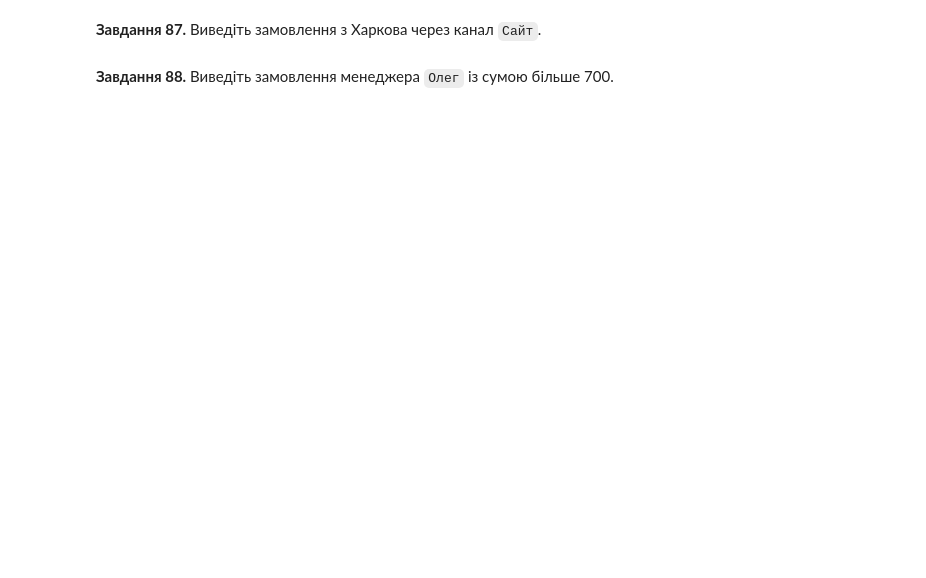
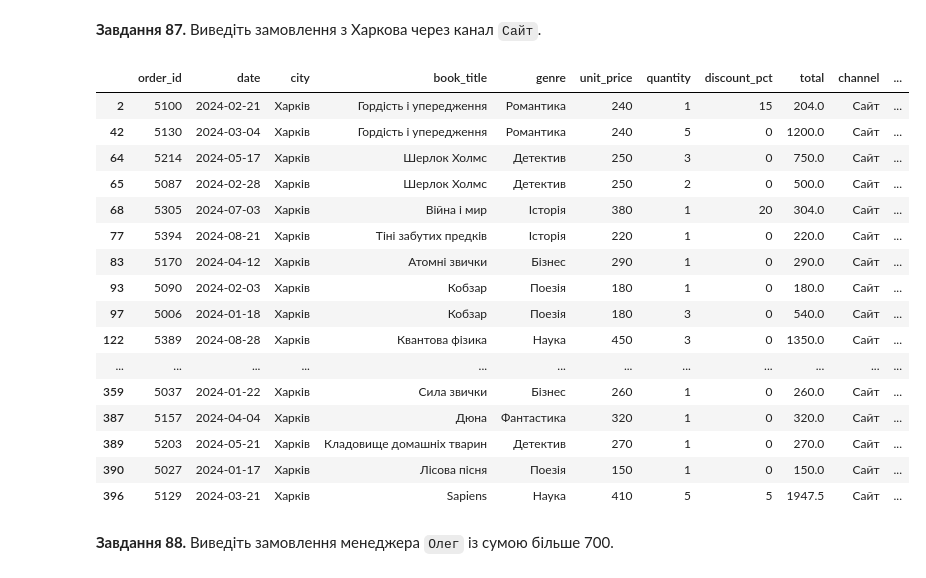
Before and after one commit to DymaStar/DTA_2026, a Jupyter notebook: HW/HW_DimaStar2605_"pandas_practice_120_ipynb".ipynb, the cells around one changed output. Drawn from its saved outputs; the diff is of its cells as text; code cells hidden in the pictures; blank space fills up the shorter version.

```diff
--- a/HW/HW_DimaStar2605_"pandas_practice_120_ipynb".ipynb
+++ b/HW/HW_DimaStar2605_"pandas_practice_120_ipynb".ipynb
@@ -1334,6 +1367,25 @@ df[(df["city"] == "Київ") | (df["city"] == "Одеса")]
 **Завдання 87.** Виведіть замовлення з Харкова через канал `Сайт`.
 # %%
 # Завдання 87:
+df[(df["city"] == "Харків") & (df["channel"] == "Сайт")]
+# %% [output]
+|  | order_id | date | city | book_title | genre | unit_price | quantity | discount_pct | total | channel | ... |
+| 2 | 5100 | 2024-02-21 | Харків | Гордість і упередження | Романтика | 240 | 1 | 15 | 204.0 | Сайт | ... |
+| 42 | 5130 | 2024-03-04 | Харків | Гордість і упередження | Романтика | 240 | 5 | 0 | 1200.0 | Сайт | ... |
+| 64 | 5214 | 2024-05-17 | Харків | Шерлок Холмс | Детектив | 250 | 3 | 0 | 750.0 | Сайт | ... |
+| 65 | 5087 | 2024-02-28 | Харків | Шерлок Холмс | Детектив | 250 | 2 | 0 | 500.0 | Сайт | ... |
+| 68 | 5305 | 2024-07-03 | Харків | Війна і мир | Історія | 380 | 1 | 20 | 304.0 | Сайт | ... |
+| 77 | 5394 | 2024-08-21 | Харків | Тіні забутих предків | Історія | 220 | 1 | 0 | 220.0 | Сайт | ... |
+| 83 | 5170 | 2024-04-12 | Харків | Атомні звички | Бізнес | 290 | 1 | 0 | 290.0 | Сайт | ... |
+| 93 | 5090 | 2024-02-03 | Харків | Кобзар | Поезія | 180 | 1 | 0 | 180.0 | Сайт | ... |
+| 97 | 5006 | 2024-01-18 | Харків | Кобзар | Поезія | 180 | 3 | 0 | 540.0 | Сайт | ... |
+| 122 | 5389 | 2024-08-28 | Харків | Квантова фізика | Наука | 450 | 3 | 0 | 1350.0 | Сайт | ... |
+| ... | ... | ... | ... | ... | ... | ... | ... | ... | ... | ... | ... |
+| 359 | 5037 | 2024-01-22 | Харків | Сила звички | Бізнес | 260 | 1 | 0 | 260.0 | Сайт | ... |
+| 387 | 5157 | 2024-04-04 | Харків | Дюна | Фантастика | 320 | 1 | 0 | 320.0 | Сайт | ... |
+| 389 | 5203 | 2024-05-21 | Харків | Кладовище домашніх тварин | Детектив | 270 | 1 | 0 | 270.0 | Сайт | ... |
+| 390 | 5027 | 2024-01-17 | Харків | Лісова пісня | Поезія | 150 | 1 | 0 | 150.0 | Сайт | ... |
+| 396 | 5129 | 2024-03-21 | Харків | Sapiens | Наука | 410 | 5 | 5 | 1947.5 | Сайт | ... |
 # %% [markdown]
 **Завдання 88.** Виведіть замовлення менеджера `Олег` із сумою більше 700.
 # %%
```
Also changed, not shown: parts of 32 cells of this notebook.
